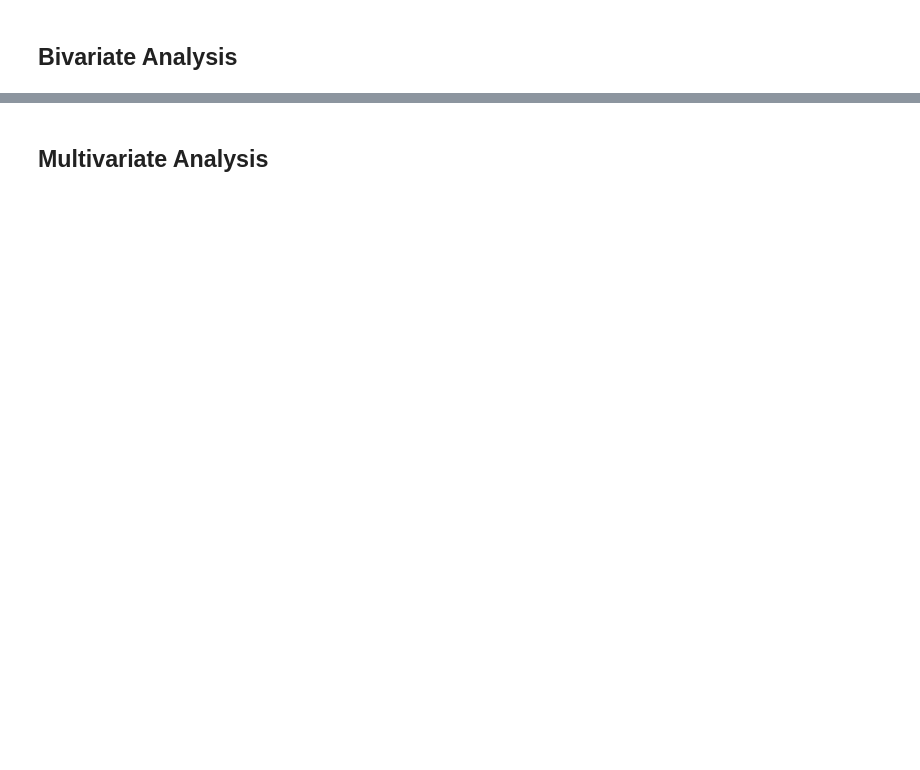
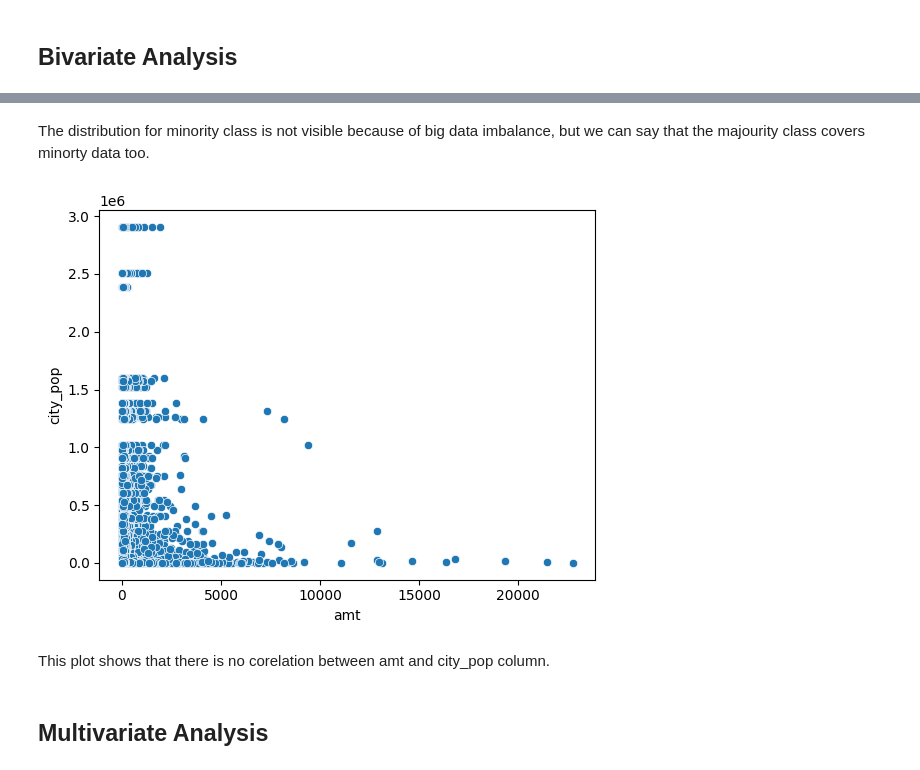
Before and after one commit to Shubham-S151/End-to-End-MLOps-Platform, a Jupyter notebook: notebooks/Credit_Card_Fraud_Data/2_Descriptive_Analysis.ipynb, the cells around one changed output, grey strips where cells are left out. Drawn from its saved outputs; the diff is of its cells as text; code cells hidden in the pictures; blank space fills up the shorter version.

```diff
--- a/notebooks/Credit_Card_Fraud_Data/2_Descriptive_Analysis.ipynb
+++ b/notebooks/Credit_Card_Fraud_Data/2_Descriptive_Analysis.ipynb
@@ -105,2 +132,12 @@ This plot show us that transaction count decreases in Q2 and Q3 but in Q4 transa
+# %% [markdown]
+The distribution for minority class is not visible because of big data imbalance, but we can say that the majourity class covers minorty data too.
+# %%
+sns.scatterplot(data=data,x="amt",y="city_pop")
+plt.savefig(r"D:\Doccuments\GitHub\End-to-End-MLOps-Pipeline\notebooks\Credit_Card_Fraud_Data\plots\bivariate\Fraud_amt_vs_city_pop.png", dpi=300, bbox_inches='tight')
+plt.show()
+# %% [output]
+[figure, added]
+# %% [markdown]
+This plot shows that there is no corelation between amt and city_pop column.
 # %% [markdown]
 ## Multivariate Analysis
```
Also changed, not shown: parts of 7 cells of this notebook, 6 other files.
